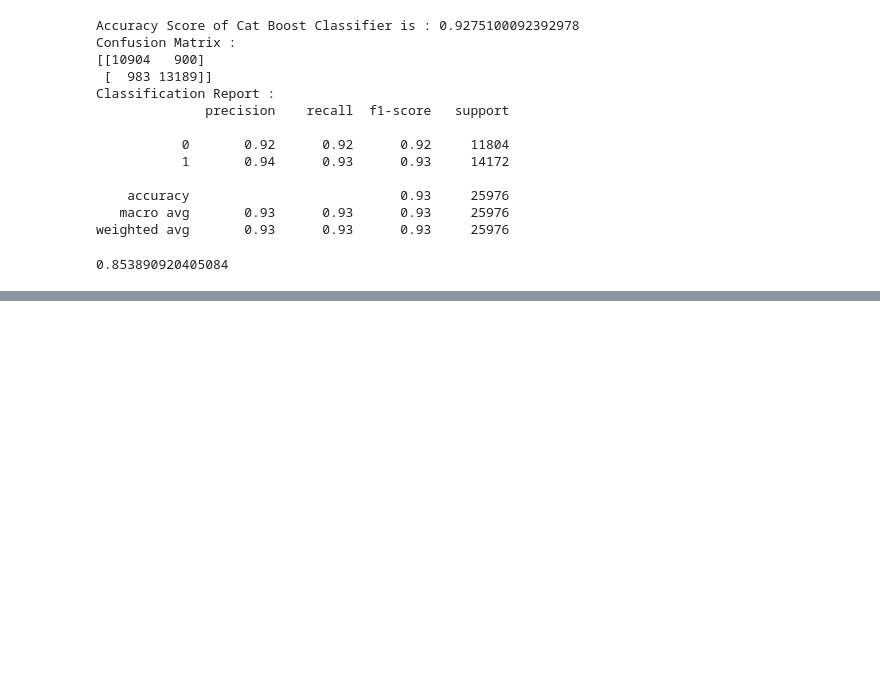
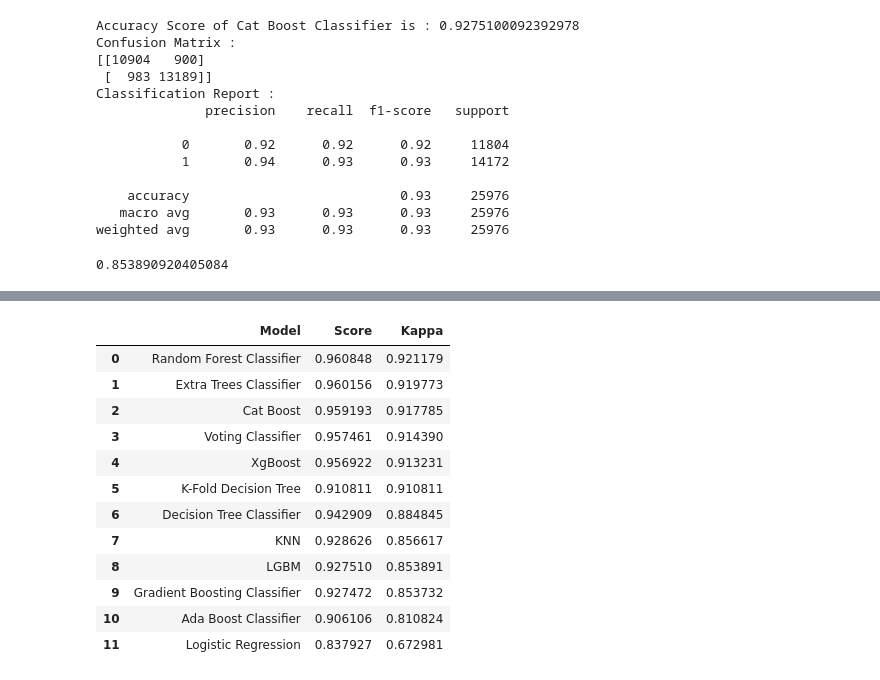
Before and after one commit to DJ1070/Airline_Passenger_Satisfaction, a Jupyter notebook: Airline_features.ipynb, the cells around one changed output, grey strips where cells are left out. Cells and saved outputs as stored; diff of their text form; code cells hidden in the pictures; blank space fills up the shorter version.

```diff
--- a/Airline_features.ipynb
+++ b/Airline_features.ipynb
@@ -523,17 +523,32 @@ kappa_vc
 # %%
 # Models Comparison
 models = pd.DataFrame({
     'Model' : ['Logistic Regression', 'KNN', 'Decision Tree Classifier', 'Random Forest Classifier','Ada Boost Classifier',
              'Gradient Boosting Classifier', 'XgBoost', 'Cat Boost', 'Extra Trees Classifier', 'LGBM', 'Voting Classifier', 'K-Fold Decision Tree'],
     'Score' : [accuracy_lr, accuracy_knn, accuracy_dt, accuracy_rf, accuracy_ada, accuracy_gb, accuracy_xgb, accuracy_cat,
               accuracy_etc, accuracy_lgbm, accuracy_vc, model_kfdt.mean()],
     'Kappa' : [kappa_lr, kappa_knn, kappa_dt, kappa_rf, kappa_ada, kappa_gb, kappa_xgb, kappa_cat, kappa_etc, kappa_lgbm,
               kappa_vc, model_kfdt.mean()]
 })
 
 # Sorting the results by Kappa values
 models_sorted = models.sort_values(by = 'Kappa', ascending = False)
 models_sorted.reset_index(drop = True, inplace = True)
+models_sorted
+# %% [output]
+|  | Model | Score | Kappa |
+| 0 | Random Forest Classifier | 0.960848 | 0.921179 |
+| 1 | Extra Trees Classifier | 0.960156 | 0.919773 |
+| 2 | Cat Boost | 0.959193 | 0.917785 |
+| 3 | Voting Classifier | 0.957461 | 0.914390 |
+| 4 | XgBoost | 0.956922 | 0.913231 |
+| 5 | K-Fold Decision Tree | 0.910811 | 0.910811 |
+| 6 | Decision Tree Classifier | 0.942909 | 0.884845 |
+| 7 | KNN | 0.928626 | 0.856617 |
+| 8 | LGBM | 0.927510 | 0.853891 |
+| 9 | Gradient Boosting Classifier | 0.927472 | 0.853732 |
+| 10 | Ada Boost Classifier | 0.906106 | 0.810824 |
+| 11 | Logistic Regression | 0.837927 | 0.672981 |
 # %%
 # PLOT: All Kappa values as comparison
 
```
Also changed, not shown: parts of 12 cells of this notebook, 5 other files.
